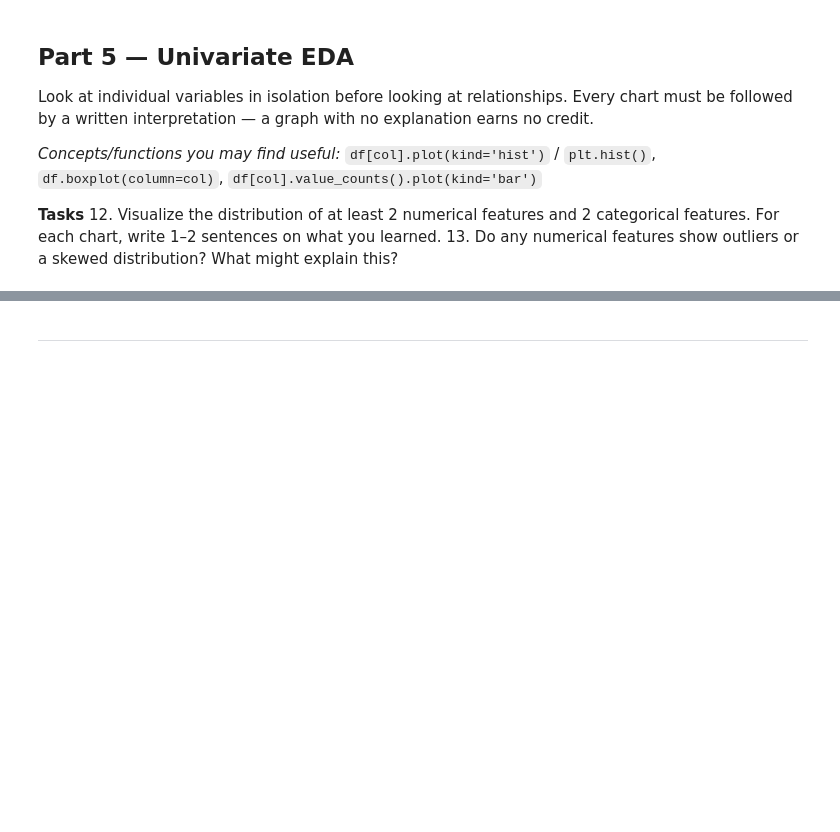
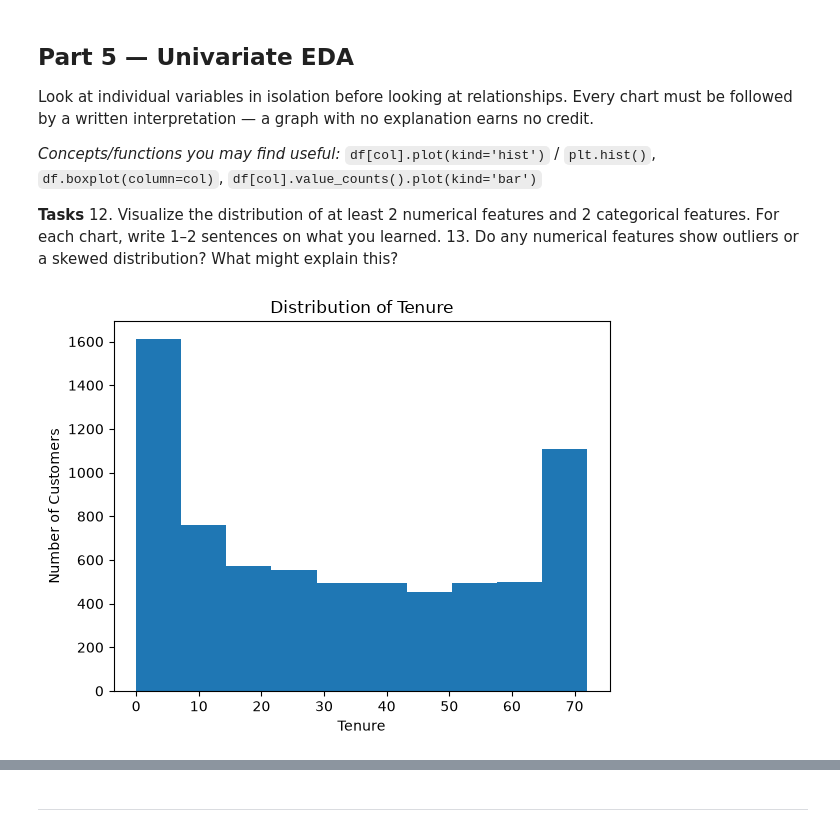
Before and after one commit to Ayesha-Mangi/ML_Labs, a Jupyter notebook: lab2_ayesha_churn_eda.ipynb, the cells around one changed output, grey strips where cells are left out. Cells and saved outputs as stored; diff of their text form; code cells hidden in the pictures; blank space fills up the shorter version.

```diff
--- a/lab2_ayesha_churn_eda.ipynb
+++ b/lab2_ayesha_churn_eda.ipynb
@@ -372,0 +358,10 @@ Look at individual variables in isolation before looking at relationships. Every
+# %%
+# Task 12 — numerical feature 1: distribution plot
+import matplotlib.pyplot as plt
+plt.hist(cleaned_df["tenure"])
+plt.xlabel("Tenure")
+plt.ylabel("Number of Customers")
+plt.title("Distribution of Tenure")
+plt.show()
+# %% [output]
+[figure, added]
```
Also changed, not shown: parts of 17 cells of this notebook, 1 other file.
